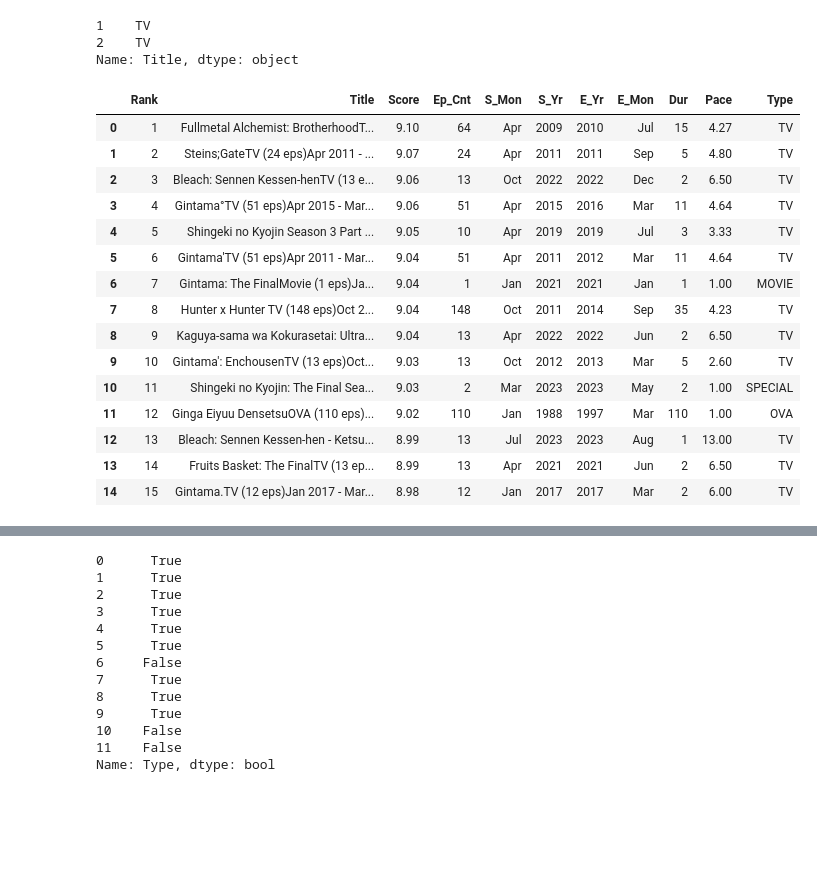
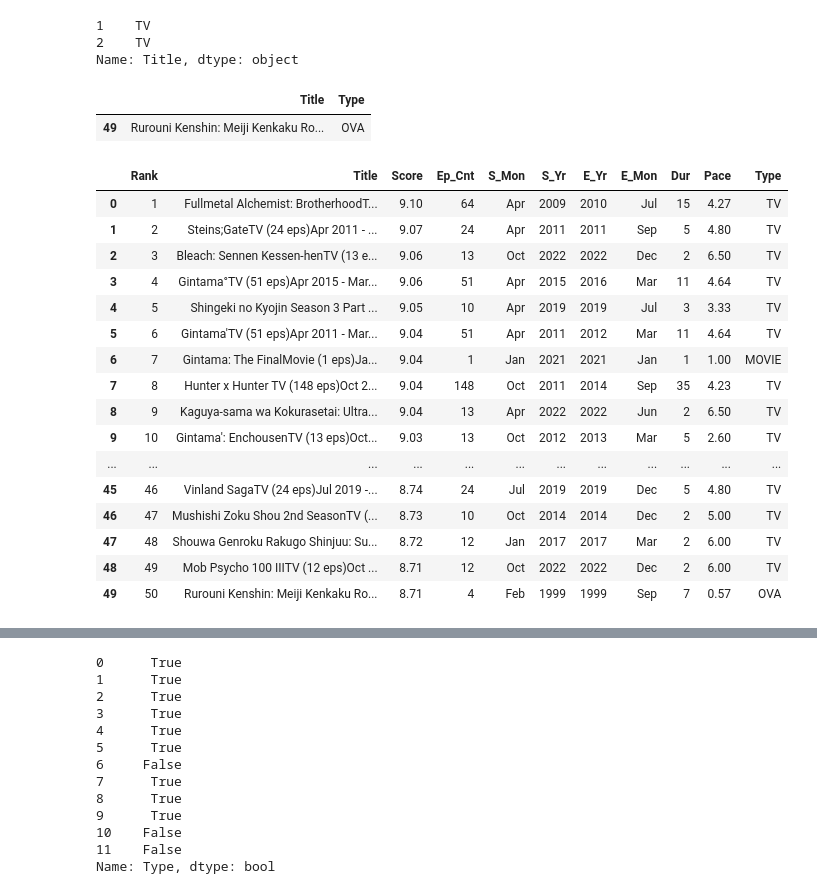
Before and after one commit to Tanish-30-08-2006/data-cleaning-extraction-visualization, a Jupyter notebook: Pandas Learning/Feature Extraction/Anime_Feature_Extraction.ipynb, the cells around one changed output, grey strips where cells are left out. Cells and saved outputs as stored; diff of their text form; code cells hidden in the pictures; blank space fills up the shorter version.

Commit message:
feat: updated anime feature extraction with VERIFYING COUNT OF EVERY TYPE WITH TOTAL ANIMES(50)

```diff
--- a/Pandas Learning/Feature Extraction/Anime_Feature_Extraction.ipynb
+++ b/Pandas Learning/Feature Extraction/Anime_Feature_Extraction.ipynb
@@ -1327,44 +1327,54 @@ bleach: sennen kessen-hentv (13 eps)oct 2022 - dec 2022474,138 members
 2    TV
 Name: Title, dtype: object
 # %%
-#---------------------------APPLYING FINAL TYPE FUNCTION TO CREATE NEW COLUMN-------------------#
+def extract_type(title):
+    # Convert to string and lowercase
+    t = str(title).lower()
 
-def extract_type(title):
+    # THE FIX: Replace ALL weird whitespace (\n, \t, \xa0) with a standard space
+    # This turns "O\nVA" or "O\tVA" into "o va"
 
-    lowered_title = str(title).lower() # first convert into string then to lowercase as numbers were there too in title
+    t = " ".join(t.split())
 
-
-    if 'tv' in lowered_title:
+    # 3. Priority Check: Check for OVA variations FIRST
+    if 'ova' in t or 'o va' in t or 'o.v.a' in t:
+        return 'OVA'
+    elif 'tv' in t:
         return 'TV'
-    elif 'ova' in lowered_title:
-        return 'OVA'
-    elif 'movie' in lowered_title:
+    elif 'movie' in t:
         return 'MOVIE'
-    elif 'special' in lowered_title:
+    elif 'special' in t:
         return 'SPECIAL'
     else:
         return 'OTHER'
 
+# Apply to the whole DataFrame
+df['Type'] = df['Title'].apply(extract_type)
 
-df['Type'] = df['Title'].apply(extract_type)
-display(df.head(15))
+# Let's verify Row 50 (Index 49)
+display(df.loc[[49]][['Title' ,  'Type']])
+
+display(df)
 # %% [output]
-|  | Rank | Title | Score | Ep_Cnt | S_Mon | S_Yr | E_Yr | E_Mon | Dur | Pace | Type |
-| 0 | 1 | Fullmetal Alchemist: BrotherhoodT... | 9.10 | 64 | Apr | 2009 | 2010 | Jul | 15 | 4.27 | TV |
-| 1 | 2 | Steins;GateTV (24 eps)Apr 2011 - ... | 9.07 | 24 | Apr | 2011 | 2011 | Sep | 5 | 4.80 | TV |
-| 2 | 3 | Bleach: Sennen Kessen-henTV (13 e... | 9.06 | 13 | Oct | 2022 | 2022 | Dec | 2 | 6.50 | TV |
-| 3 | 4 | Gintama°TV (51 eps)Apr 2015 - Mar... | 9.06 | 51 | Apr | 2015 | 2016 | Mar | 11 | 4.64 | TV |
-| 4 | 5 | Shingeki no Kyojin Season 3 Part ... | 9.05 | 10 | Apr | 2019 | 2019 | Jul | 3 | 3.33 | TV |
-| 5 | 6 | Gintama'TV (51 eps)Apr 2011 - Mar... | 9.04 | 51 | Apr | 2011 | 2012 | Mar | 11 | 4.64 | TV |
-| 6 | 7 | Gintama: The FinalMovie (1 eps)Ja... | 9.04 | 1 | Jan | 2021 | 2021 | Jan | 1 | 1.00 | MOVIE |
-| 7 | 8 | Hunter x Hunter TV (148 eps)Oct 2... | 9.04 | 148 | Oct | 2011 | 2014 | Sep | 35 | 4.23 | TV |
-| 8 | 9 | Kaguya-sama wa Kokurasetai: Ultra... | 9.04 | 13 | Apr | 2022 | 2022 | Jun | 2 | 6.50 | TV |
-| 9 | 10 | Gintama': EnchousenTV (13 eps)Oct... | 9.03 | 13 | Oct | 2012 | 2013 | Mar | 5 | 2.60 | TV |
-| 10 | 11 | Shingeki no Kyojin: The Final Sea... | 9.03 | 2 | Mar | 2023 | 2023 | May | 2 | 1.00 | SPECIAL |
-| 11 | 12 | Ginga Eiyuu DensetsuOVA (110 eps)... | 9.02 | 110 | Jan | 1988 | 1997 | Mar | 110 | 1.00 | OVA |
-| 12 | 13 | Bleach: Sennen Kessen-hen - Ketsu... | 8.99 | 13 | Jul | 2023 | 2023 | Aug | 1 | 13.00 | TV |
-| 13 | 14 | Fruits Basket: The FinalTV (13 ep... | 8.99 | 13 | Apr | 2021 | 2021 | Jun | 2 | 6.50 | TV |
-| 14 | 15 | Gintama.TV (12 eps)Jan 2017 - Mar... | 8.98 | 12 | Jan | 2017 | 2017 | Mar | 2 | 6.00 | TV |
+|  | Title | Type |
+| 49 | Rurouni Kenshin: Meiji Kenkaku Ro... | OVA |
+|  | Rank | Title | Score | Ep_Cnt | S_Mon | S_Yr | E_Yr | E_Mon | Dur | Pace | Type |
+| 0 | 1 | Fullmetal Alchemist: BrotherhoodT... | 9.10 | 64 | Apr | 2009 | 2010 | Jul | 15 | 4.27 | TV |
+| 1 | 2 | Steins;GateTV (24 eps)Apr 2011 - ... | 9.07 | 24 | Apr | 2011 | 2011 | Sep | 5 | 4.80 | TV |
+| 2 | 3 | Bleach: Sennen Kessen-henTV (13 e... | 9.06 | 13 | Oct | 2022 | 2022 | Dec | 2 | 6.50 | TV |
+| 3 | 4 | Gintama°TV (51 eps)Apr 2015 - Mar... | 9.06 | 51 | Apr | 2015 | 2016 | Mar | 11 | 4.64 | TV |
+| 4 | 5 | Shingeki no Kyojin Season 3 Part ... | 9.05 | 10 | Apr | 2019 | 2019 | Jul | 3 | 3.33 | TV |
+| 5 | 6 | Gintama'TV (51 eps)Apr 2011 - Mar... | 9.04 | 51 | Apr | 2011 | 2012 | Mar | 11 | 4.64 | TV |
+| 6 | 7 | Gintama: The FinalMovie (1 eps)Ja... | 9.04 | 1 | Jan | 2021 | 2021 | Jan | 1 | 1.00 | MOVIE |
+| 7 | 8 | Hunter x Hunter TV (148 eps)Oct 2... | 9.04 | 148 | Oct | 2011 | 2014 | Sep | 35 | 4.23 | TV |
+| 8 | 9 | Kaguya-sama wa Kokurasetai: Ultra... | 9.04 | 13 | Apr | 2022 | 2022 | Jun | 2 | 6.50 | TV |
+| 9 | 10 | Gintama': EnchousenTV (13 eps)Oct... | 9.03 | 13 | Oct | 2012 | 2013 | Mar | 5 | 2.60 | TV |
+| ... | ... | ... | ... | ... | ... | ... | ... | ... | ... | ... | ... |
+| 45 | 46 | Vinland SagaTV (24 eps)Jul 2019 -... | 8.74 | 24 | Jul | 2019 | 2019 | Dec | 5 | 4.80 | TV |
+| 46 | 47 | Mushishi Zoku Shou 2nd SeasonTV (... | 8.73 | 10 | Oct | 2014 | 2014 | Dec | 2 | 5.00 | TV |
+| 47 | 48 | Shouwa Genroku Rakugo Shinjuu: Su... | 8.72 | 12 | Jan | 2017 | 2017 | Mar | 2 | 6.00 | TV |
+| 48 | 49 | Mob Psycho 100 IIITV (12 eps)Oct ... | 8.71 | 12 | Oct | 2022 | 2022 | Dec | 2 | 6.00 | TV |
+| 49 | 50 | Rurouni Kenshin: Meiji Kenkaku Ro... | 8.71 | 4 | Feb | 1999 | 1999 | Sep | 7 | 0.57 | OVA |
 # %%
 # Q-12 ---> Which 'Type' has the highest average Score?
 # Q-13 ---> Top 5 "Fastest Paced" TV shows (Most Episodes per Month)
```
Also changed, not shown: parts of 5 cells of this notebook.
